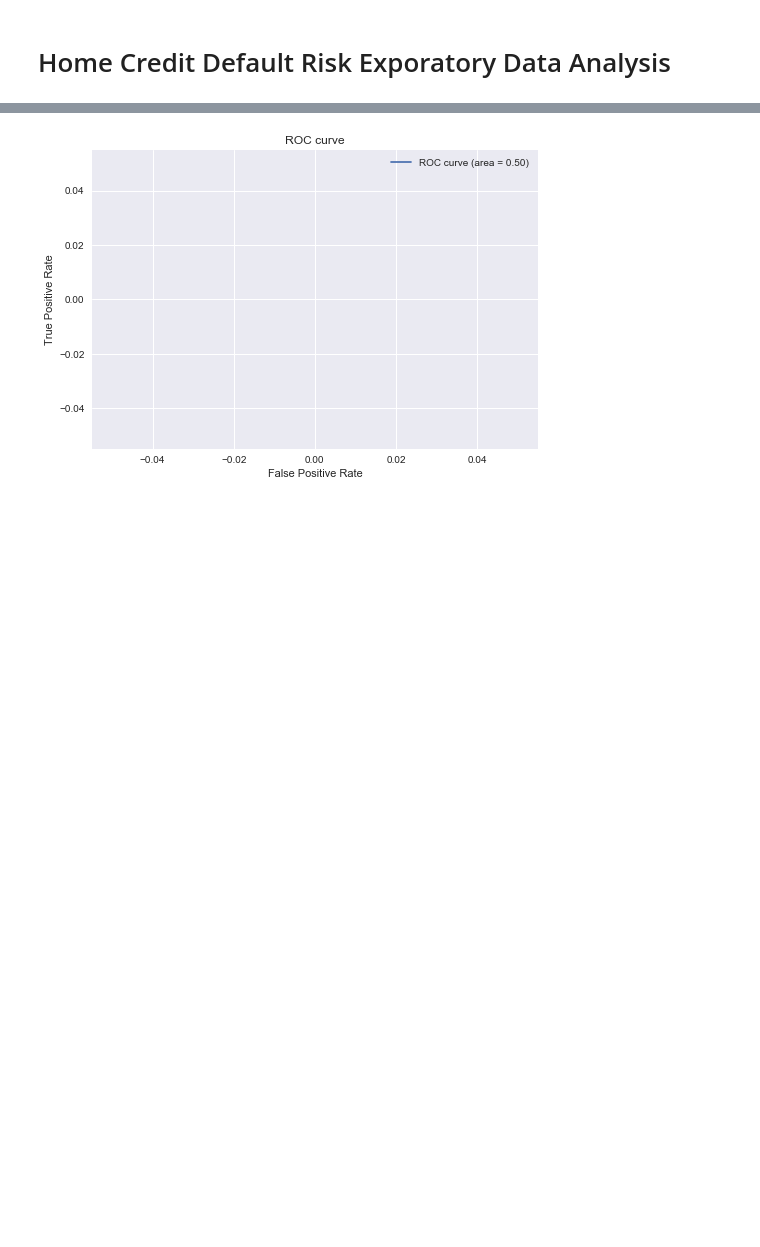
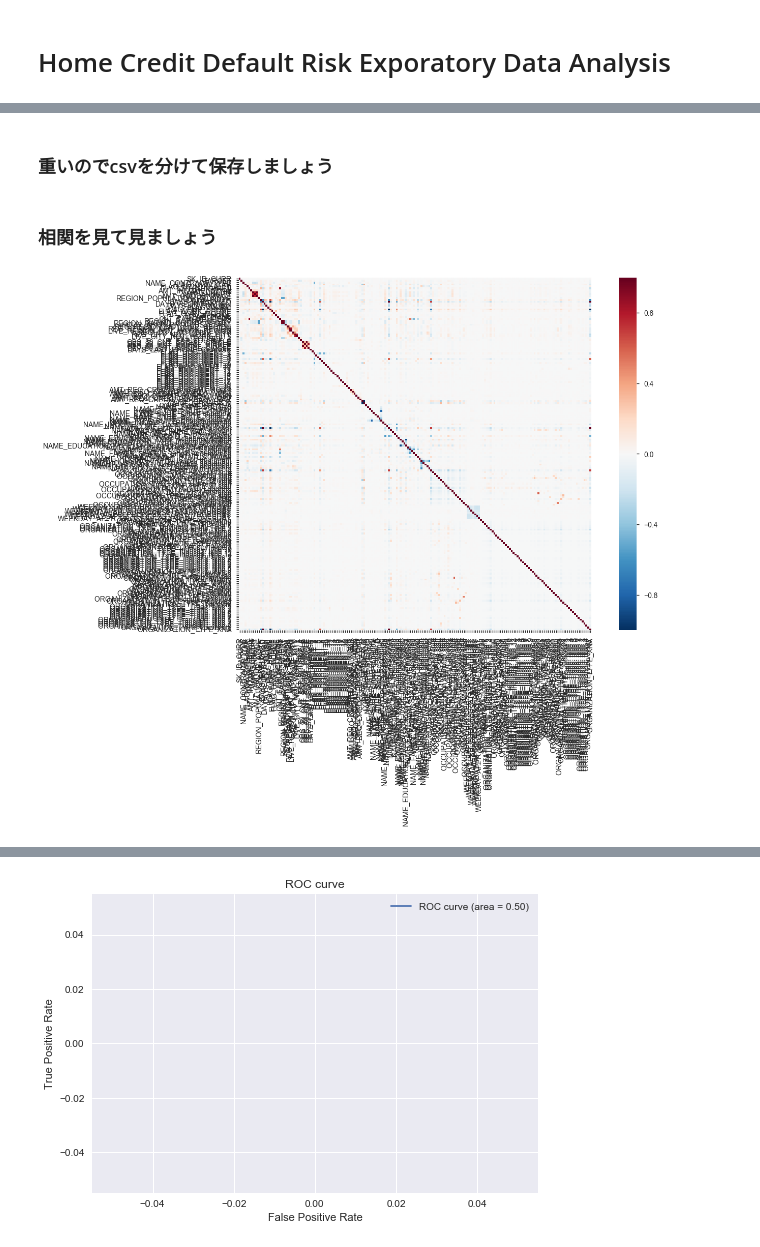
Before and after one commit to drkii/ML_From_Scratch, a Jupyter notebook: week3-EDA/EDA-6-kaggle-competition-eda.ipynb, the cells around one changed output, grey strips where cells are left out. Cells and saved outputs as stored; diff of their text form; code cells hidden in the pictures; blank space fills up the shorter version.

```diff
--- a/week3-EDA/EDA-6-kaggle-competition-eda.ipynb
+++ b/week3-EDA/EDA-6-kaggle-competition-eda.ipynb
@@ -402,0 +366,2 @@ array([  0.00000000e+00,   1.62595016e-05,   1.00000000e+00])
+# %% [markdown]
+### 重いのでcsvを分けて保存しましょう
@@ -402,0 +372,13 @@ array([  0.00000000e+00,   1.62595016e-05,   1.00000000e+00])
+# %% [markdown]
+###  相関を見て見ましょう
+# %%
+# CSV を読む
+
+train_wo_nan_encoded = pd.read_csv("./train_wo_nan_encoded.csv")
+# %%
+#Correlation Matrix
+corrmat = train_wo_nan_encoded.corr()
+f, ax = plt.subplots(figsize=(14, 9))
+sns.heatmap(corrmat, vmax=.8, square=True);
+# %% [output]
+[figure, added]
```
Also changed, not shown: parts of 161 cells of this notebook.
